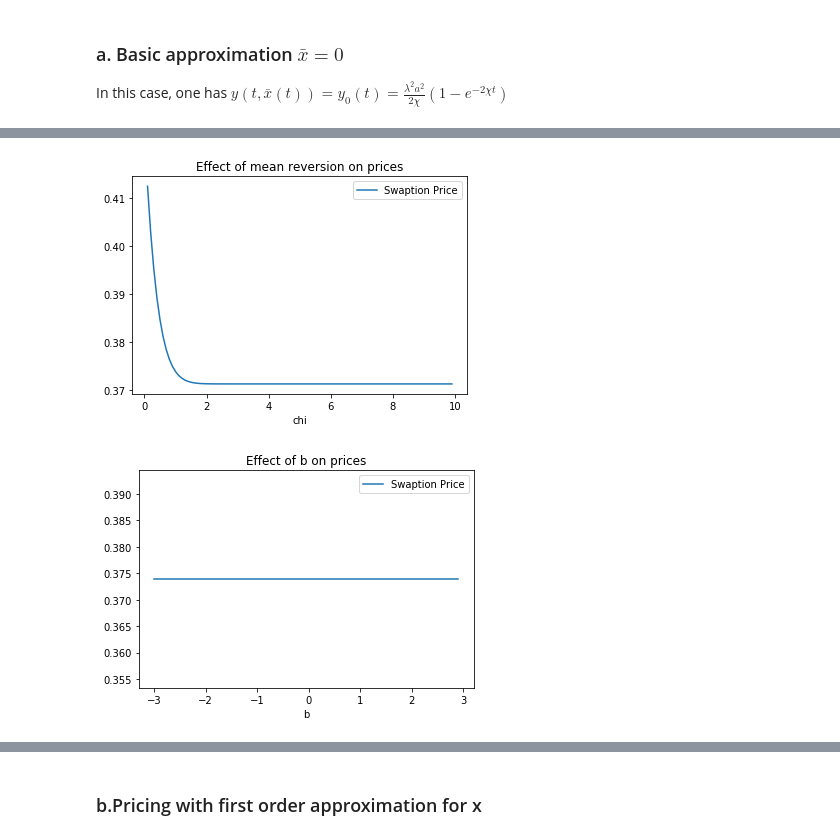
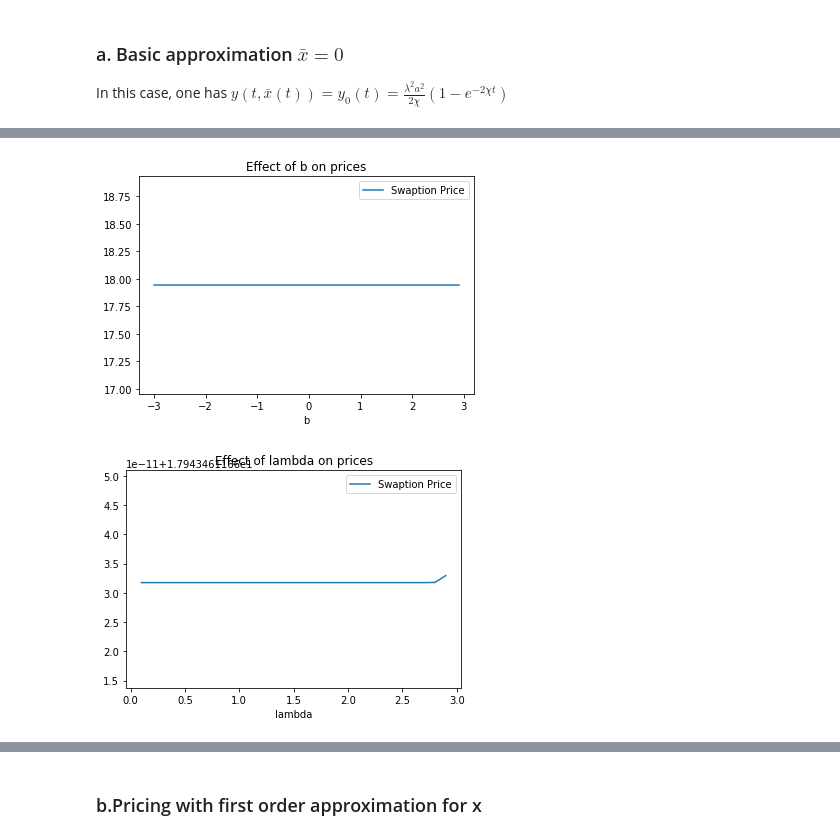
Before and after one commit to AlexisHoussard/Stage-Awalee-2021, a Jupyter notebook: Model v.1.5.ipynb, the cells around one changed output, grey strips where cells are left out. Cells and saved outputs as stored; diff of their text form; code cells hidden in the pictures.

```diff
--- a/Model v.1.5.ipynb
+++ b/Model v.1.5.ipynb
@@ -930,11 +1041,11 @@ lim_0= 0.013016443657306316 lim_infty= 0.10258464706859627
 # %%
 #print the values of (T0,K) for which the log displaced price of the swaption is above the BS limit
 strikes = np.arange(0.01,0.3,0.01)
-T0s = np.arange(0.5,10,0.5)
+T0s = np.arange(0.5,5.5,0.5)
 
 for t in T0s:
-    maturities = np.arange(t,10.5,0.5)
-    bonds = ZC[int(t*2):21]
+    maturities = np.arange(t,t+5.5,0.5)
+    bonds = ZC[int(t*2):int(2*t)+11]
     S0 = S(0,0,0,maturities,bonds,1,chi)
     A0 = A(0,0,0,maturities,bonds,1,chi)
 
@@ -961,13 +1058,13 @@ for t in T0s:
 # %%
 #Plot du prix log displaced en fonction de T0 et K et limite BS
 
-strikes = np.arange(0.001,0.25,0.01)
+strikes = np.arange(0.001,0.05,0.01)
 T0s = [0.5,1,1.5,2,4]
 colors=['r','black','pink','purple','cyan']
 i=0
 for t in T0s:
-    maturities = np.arange(t,5.5,0.5)
-    bonds = ZC[int(2*t):11]
+    maturities = np.arange(t,t+5.5,0.5)
+    bonds = ZC[int(2*t):int(2*t)+11]
     limit = A(0,0,0,maturities,bonds,1,chi)*S(0,0,0,maturities,bonds,1,chi)
     log_disp_prices_K = [log_displaced(sigma,b,k,maturities,bonds) for k in strikes]
     plt.plot(strikes,log_disp_prices_K,label="T0="+str(t))
@@ -1049,11 +1146,24 @@ def y0(t,lmbda,a,chi):
 
 #Swaption Pricing in the gaussian swap rate approximation
 
-def swaption_gauss(K,maturities,lmbda,a,b,chi,x):
+def swaption_gauss(K,maturities,bonds,lmbda,a,b,chi,x):
     nb_maturities = maturities.size
-    A0 = A(0,0,0,maturities,chi)
-    S0 = S(0,0,0,maturities,chi)
+    A0 = A(0,0,0,maturities,bonds,1,chi)
+    S0 = A(0,0,0,maturities,bonds,1,chi)
 
-    v = lmbda**2 * (integrate.quad(lambda t: q(t,x(t),y0(t,lmbda,a,chi),maturities,chi)**2 *(a + b*x(t))**2 ,0,maturities[0])[0])
+    v = lmbda**2 * (integrate.quad(lambda t: q(t,x(t),y0(t,lmbda,a,chi),maturities,bonds,np.exp(-r*t),chi)**2 *(a + b*x(t))**2 ,0,maturities[0])[0])
     d = (S0-K)/np.sqrt(v)
     return A0*((S0-K)*stats.norm.cdf(d) + np.sqrt(v)*gaussian_density(d))
+# %%
+T0 = 0.5
+maturities = np.arange(T0,T0+5.5,0.5)
+bonds = [np.exp(-r*m) for m in maturities]
+mean_reversion_val = np.arange(0.1,10,0.1)
+swaptions = [swaption_gauss(K,maturities,bonds,lmbda,a,b,mr,lambda t: 0) for mr in mean_reversion_val]
+plot2D(mean_reversion_val,swaptions,"Chi","Price","Effect of Mean reversion on price,r=0.05")
+
+r = 1
+bonds = [np.exp(-r*m) for m in maturities]
+swaptions = [swaption_gauss(K,maturities,bonds,lmbda,a,b,mr,lambda t: 0) for mr in mean_reversion_val]
+
+plot2D(mean_reversion_val,swaptions,"Chi","Price","Effect of Mean reversion on price, r=1")
@@ -1060,16 +1173,16 @@ def swaption_gauss(K,maturities,lmbda,a,b,chi,x):
 # %%
-mean_reversion_val = np.arange(0.1,10,0.1)
+b_val = np.arange(-3,3,0.1)
 
-swaptions = [swaption_gauss(K,maturities,lmbda,a,b,mr,lambda t: 0) for mr in mean_reversion_val]
+swaptions = [swaption_gauss(K,maturities,bonds,lmbda,a,bi,chi,lambda t: 0) for bi in b_val]
 
-plot2D(mean_reversion_val,swaptions,'chi','Swaption Price','Effect of mean reversion on prices')
+plot2D(b_val,swaptions,'b','Swaption Price','Effect of b on prices')
 # %% [output]
-[figure, old version]
+[figure, new version]
 # %%
-b_val = np.arange(-3,3,0.1)
+lmbdas = np.arange(0.1,3,0.1)
 
-swaptions = [swaption_gauss(K,maturities,lmbda,a,bi,chi,lambda t: 0) for bi in b_val]
+swaptions1 = [swaption_gauss(K,maturities,bonds,l,a,b,chi,lambda t: 0) for l in lmbdas]
 
-plot2D(b_val,swaptions,'b','Swaption Price','Effect of b on prices')
+plot2D(lmbdas,swaptions1,'lambda','Swaption Price','Effect of lambda on prices')
 # %% [output]
-[figure, old version]
+[figure, new version]
```
Also changed, not shown: parts of 61 cells of this notebook.
